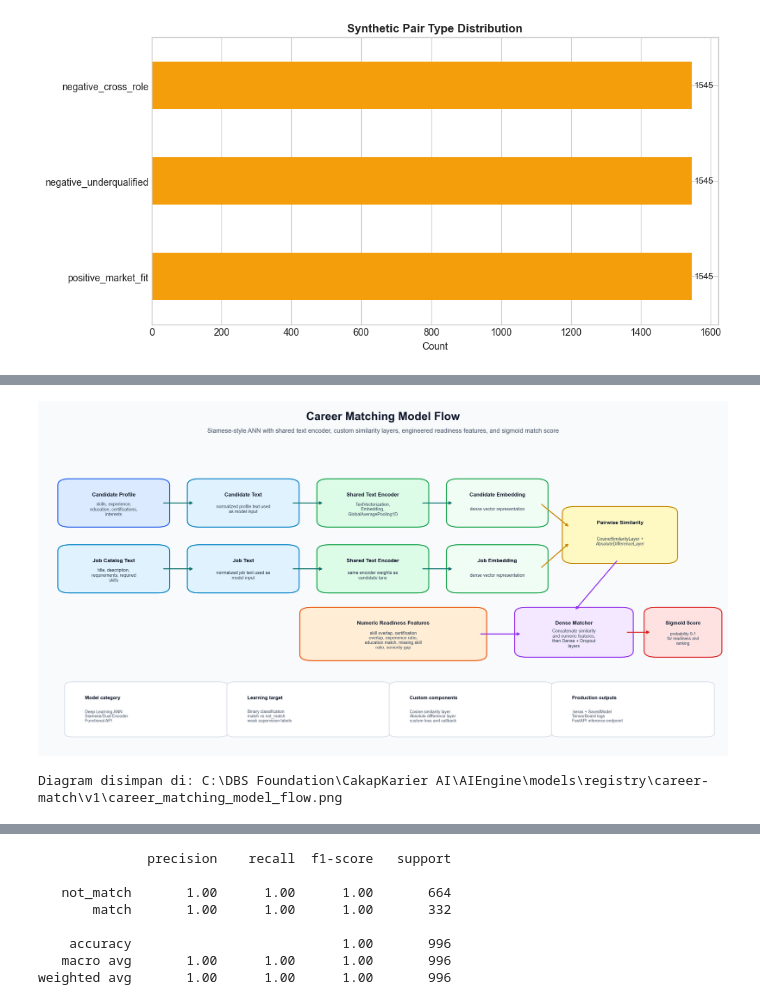
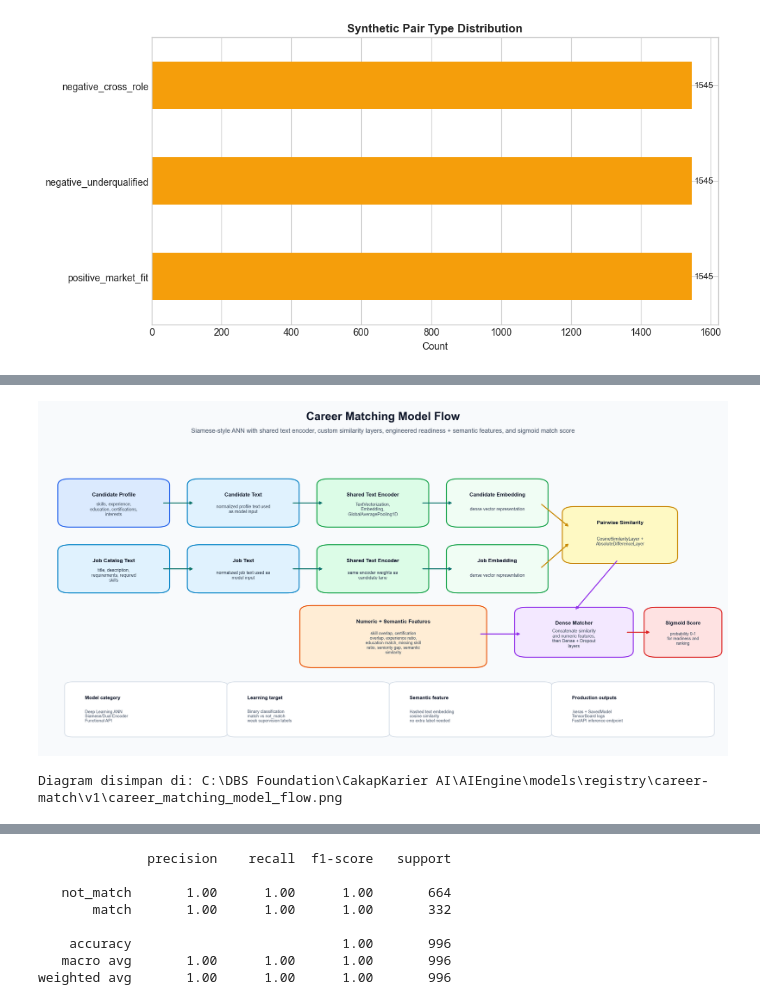
Before and after one commit to grantsam/CakapKarier-AI, a Jupyter notebook: AIEngine/notebooks/career_match_experiment.ipynb, the cells around one changed output, grey strips where cells are left out. Saved outputs shown, nothing was run; the diff lists cells and outputs as text; code cells hidden in the pictures.

```diff
--- a/AIEngine/notebooks/career_match_experiment.ipynb
+++ b/AIEngine/notebooks/career_match_experiment.ipynb
@@ -558,7 +582,7 @@ ax.text(
 ax.text(
     0.5,
     0.925,
-    'Siamese-style ANN with shared text encoder, custom similarity layers, engineered readiness features, and sigmoid match score',
+    'Siamese-style ANN with shared text encoder, custom similarity layers, engineered readiness + semantic features, and sigmoid match score',
     ha='center',
     va='center',
     fontsize=11,
@@ -624,7 +648,7 @@ add_box(0.415, bottom_y, lane_w, lane_h, 'Shared Text Encoder', 'same encoder we
 add_box(0.605, bottom_y, 0.125, lane_h, 'Job Embedding', 'dense vector representation', '#f0fdf4', '#16a34a')
 
 add_box(0.775, 0.555, 0.145, 0.14, 'Pairwise Similarity', 'CosineSimilarityLayer + AbsoluteDifferenceLayer', '#fef9c3', '#ca8a04', wrap_width=26)
-add_box(0.39, 0.275, 0.25, 0.13, 'Numeric Readiness Features', 'skill overlap, certification overlap, experience ratio, education match, missing skill ratio, seniority gap', '#ffedd5', '#ea580c', body_size=7.6, wrap_width=33)
+add_box(0.39, 0.255, 0.25, 0.155, 'Numeric + Semantic Features', 'skill overlap, certification overlap, experience ratio, education match, missing skill ratio, seniority gap, semantic similarity', '#ffedd5', '#ea580c', body_size=7.35, wrap_width=32)
 add_box(0.705, 0.285, 0.15, 0.12, 'Dense Matcher', 'Concatenate similarity and numeric features, then Dense + Dropout layers', '#f3e8ff', '#9333ea', wrap_width=25)
 add_box(0.895, 0.285, 0.09, 0.12, 'Sigmoid Score', 'probability 0-1 for readiness and ranking', '#fee2e2', '#dc2626', title_size=8.8, body_size=7.2, wrap_width=17)
 
@@ -642,35 +666,35 @@ arrow((0.855, 0.345), (0.895, 0.345), color='#dc2626')
 
 # Compact technical summary band.
 summary_y = 0.055
 summary_h = 0.135
 summary_items = [
     ('Model category', 'Deep Learning ANN\nSiamese/Dual Encoder\nFunctional API'),
     ('Learning target', 'Binary classification\nmatch vs not_match\nweak supervision labels'),
-    ('Custom components', 'Cosine similarity layer\nAbsolute difference layer\ncustom loss and callback'),
+    ('Semantic feature', 'Hashed text embedding\ncosine similarity\nno extra label needed'),
     ('Production outputs', '.keras + SavedModel\nTensorBoard logs\nFastAPI inference endpoint'),
 ]
 
 for idx, (label, value) in enumerate(summary_items):
     x = 0.045 + idx * 0.238
     note_box = FancyBboxPatch(
         (x, summary_y),
         0.215,
         summary_h,
         boxstyle='round,pad=0.012,rounding_size=0.012',
         facecolor='#ffffff',
         edgecolor='#cbd5e1',
         linewidth=1.05,
     )
     ax.add_patch(note_box)
     ax.text(x + 0.018, summary_y + summary_h - 0.038, label, fontsize=8.5, fontweight='bold', color='#0f172a')
     ax.text(x + 0.018, summary_y + 0.032, value, fontsize=7.4, color='#475569', linespacing=1.12)
 
 plt.tight_layout()
 flow_image_path = MODEL_DIR / 'career_matching_model_flow.png'
 show_figure(fig, output_path=flow_image_path, width=1100)
 print('Diagram disimpan di:', flow_image_path)
 # %% [output]
-[figure, old version]
+[figure, new version]
 Diagram disimpan di: C:\DBS Foundation\CakapKarier AI\AIEngine\models\registry\career-match\v1\career_matching_model_flow.png
 # %%
 
```
Also changed, not shown: parts of 24 cells of this notebook, 36 other files.
